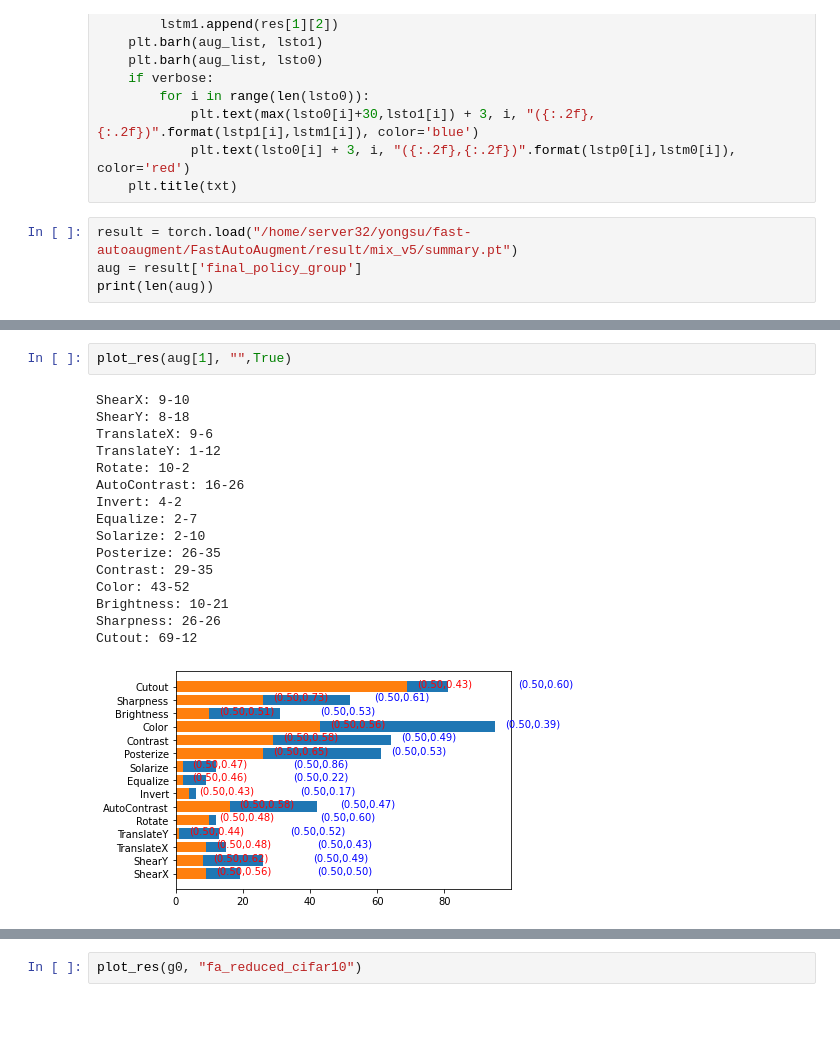
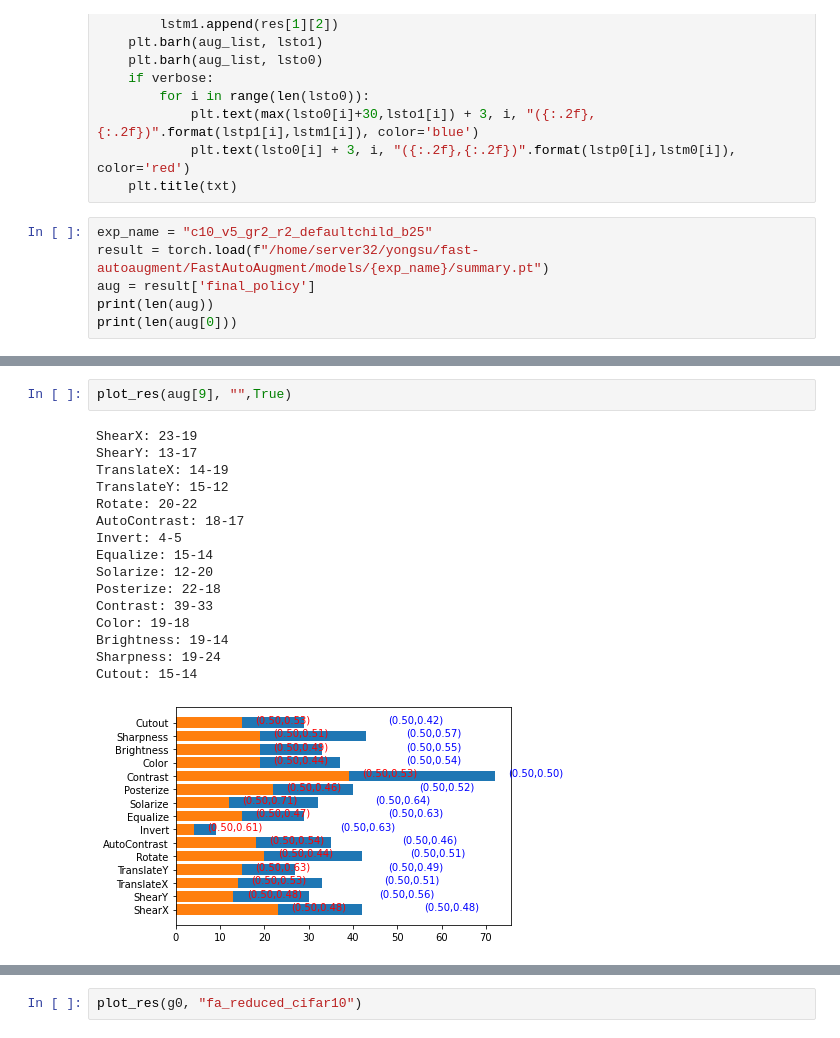
Before and after one commit to yongsubaek/AdapAug, a Jupyter notebook: aug_analyze.ipynb, the cells around one changed output, grey strips where cells are left out. Drawn from its saved outputs; the diff is of its cells as text.

```diff
--- a/aug_analyze.ipynb
+++ b/aug_analyze.ipynb
@@ -92,7 +92,9 @@ def plot_res(aug, txt="", verbose=False):
             plt.text(lsto0[i] + 3, i, "({:.2f},{:.2f})".format(lstp0[i],lstm0[i]), color='red')
     plt.title(txt)
 # %%
-result = torch.load("/home/server32/yongsu/fast-autoaugment/FastAutoAugment/result/mix_v5/summary.pt")
-aug = result['final_policy_group']
+exp_name = "c10_v5_gr2_r2_defaultchild_b25"
+result = torch.load(f"/home/server32/yongsu/fast-autoaugment/FastAutoAugment/models/{exp_name}/summary.pt")
+aug = result['final_policy']
 print(len(aug))
+print(len(aug[0]))
 # %% [output]
@@ -119,19 +122,19 @@ Cutout: 29-11
 # %%
-plot_res(aug[1], "",True)
+plot_res(aug[9], "",True)
 # %% [output]
-ShearX: 9-10
-ShearY: 8-18
-TranslateX: 9-6
-TranslateY: 1-12
-Rotate: 10-2
-AutoContrast: 16-26
-Invert: 4-2
-Equalize: 2-7
-Solarize: 2-10
-Posterize: 26-35
-Contrast: 29-35
-Color: 43-52
-Brightness: 10-21
-Sharpness: 26-26
-Cutout: 69-12
+ShearX: 23-19
+ShearY: 13-17
+TranslateX: 14-19
+TranslateY: 15-12
+Rotate: 20-22
+AutoContrast: 18-17
+Invert: 4-5
+Equalize: 15-14
+Solarize: 12-20
+Posterize: 22-18
+Contrast: 39-33
+Color: 19-18
+Brightness: 19-14
+Sharpness: 19-24
+Cutout: 15-14
-[figure, old version]
+[figure, new version]
```
Also changed, not shown: parts of 4 cells of this notebook, 8 other files.
